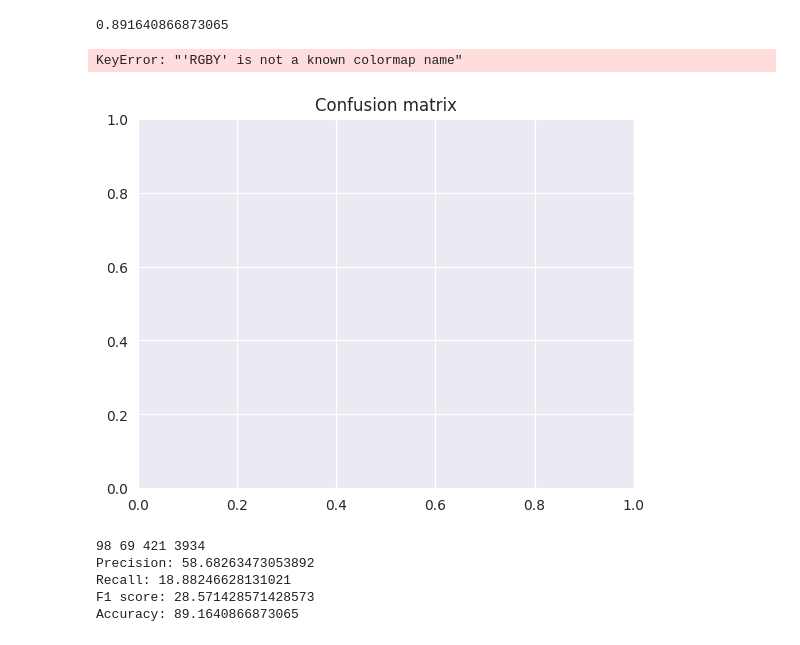
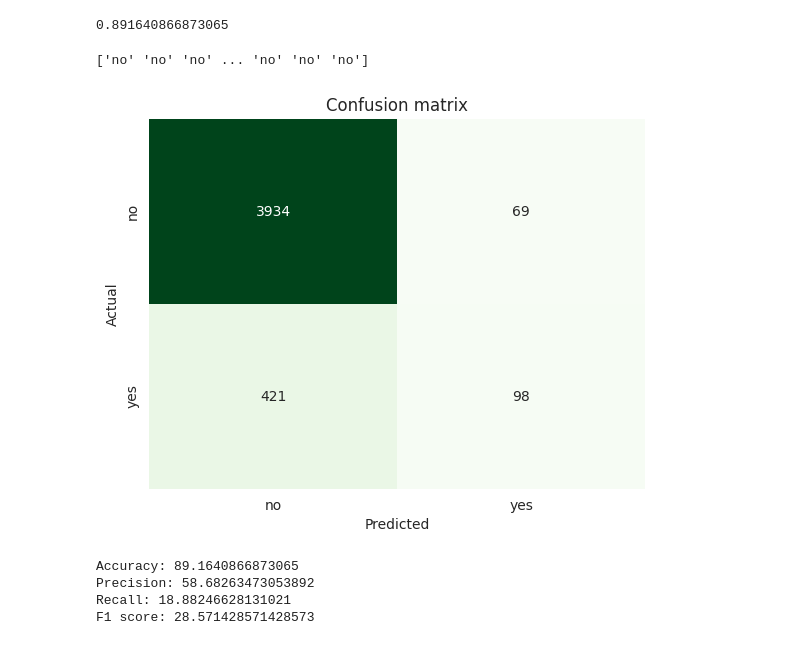
Before and after one commit to ShawonSUSTSWE/ML-Lab, a Jupyter notebook: Final Assignments/ML_Lab_2.ipynb, the cells around one changed output. Drawn from its saved outputs; the diff is of its cells as text; code cells hidden in the pictures.

```diff
--- a/Final Assignments/ML_Lab_2.ipynb
+++ b/Final Assignments/ML_Lab_2.ipynb
@@ -78,32 +78,31 @@ accuracy_score(y_test,pred)
 0.891640866873065
 # %%
 cm=confusion_matrix(y_test,pred)
-cm
-labels=['yes','no']
+print(pred)
+labels=['no','yes']
 plt.title('Confusion matrix')
-sns.heatmap(cm,cbar=False,xticklabels=labels,yticklabels=labels,fmt='d',annot=True,cmap='RGBY')
+sns.heatmap(cm,cbar=False,xticklabels=labels,yticklabels=labels,fmt='d',annot=True,cmap=plt.cm.Greens)
 plt.xlabel('Predicted')
 plt.ylabel('Actual')
 plt.show()
 # %% [output]
-KeyError: "'RGBY' is not a known colormap name"
+['no' 'no' 'no' ... 'no' 'no' 'no']
-[figure, old version]
+[figure, new version]
 # %%
+#Calculating Precision, Recall, Accuracy & F1-Score
 
 tn,fp,fn,tp=cm.ravel()
-print(tp, fp, fn, tn)
+accuracy=(tp+tn)/(tp+tn+fp+fn)*100
 precision=tp/(tp+fp)*100
 recall=tp/(tp+fn)*100
-accuracy=(tp+tn)/(tp+tn+fp+fn)*100
-F1score=(2*precision*recall/(precision+recall))
+f1score=(2*precision*recall/(precision+recall))
 
+print("Accuracy:",accuracy)
 print("Precision:",precision)
 print("Recall:",recall)
-print("F1 score:",F1score)
-print("Accuracy:",accuracy)
+print("F1 score:",f1score)
 # %% [output]
-98 69 421 3934
+Accuracy: 89.1640866873065
 Precision: 58.68263473053892
 Recall: 18.88246628131021
 F1 score: 28.571428571428573
-Accuracy: 89.1640866873065
```
